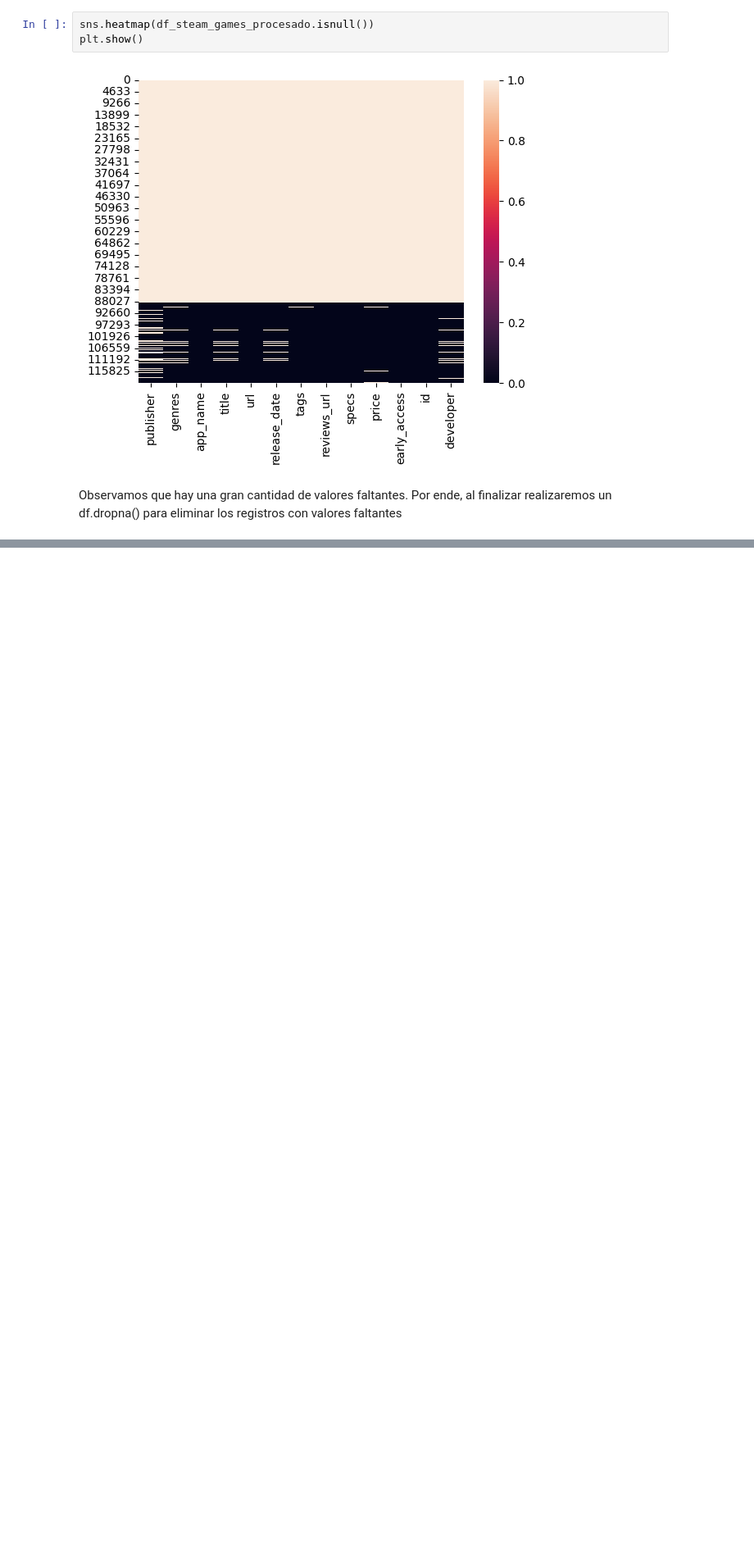
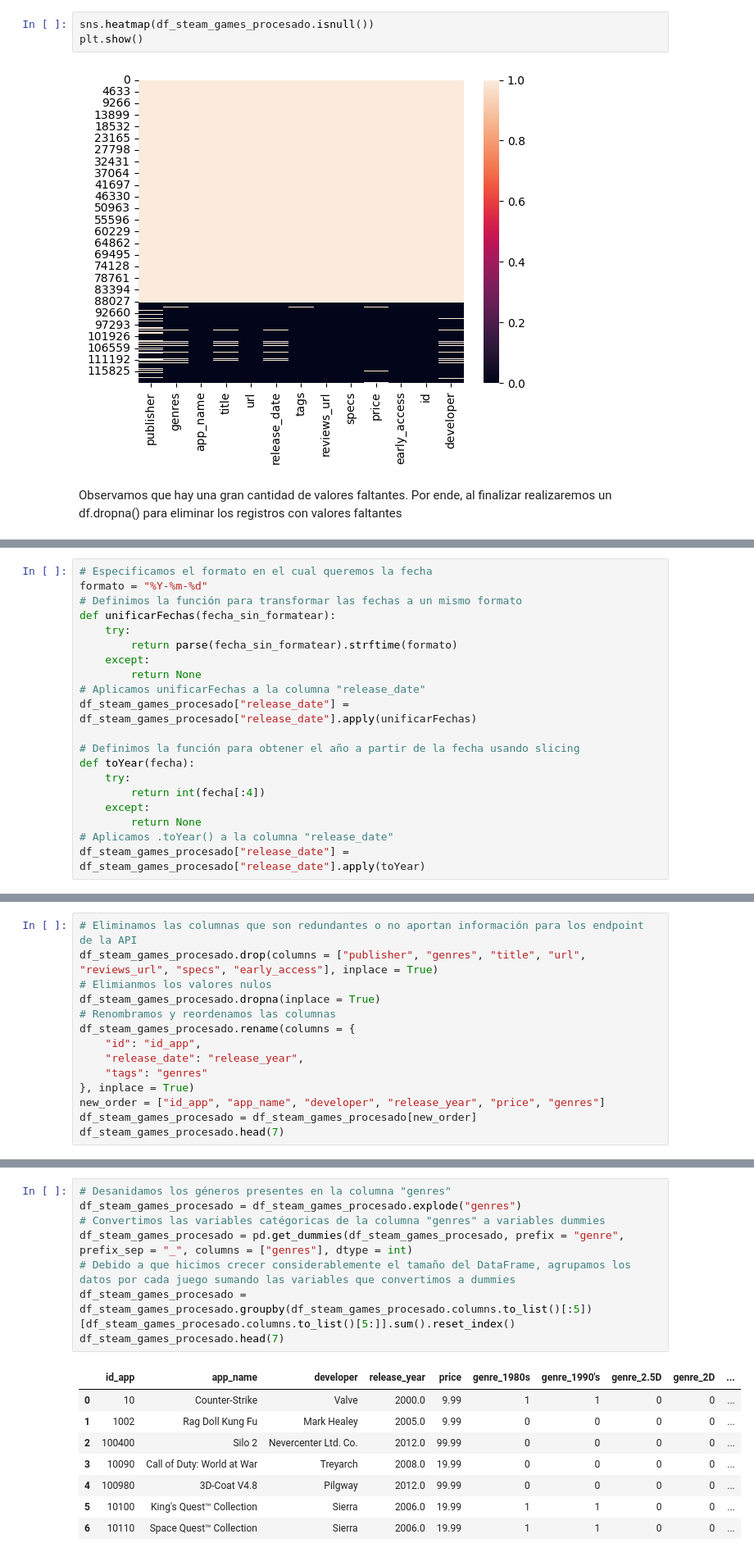
Before and after one commit to MiguelAngelEstupinanOrtega/Steam_MLOps_Project, a Jupyter notebook: etl_process.ipynb, the cells around one changed output, grey strips where cells are left out. Shown at 82% size. Saved outputs shown, nothing was run; the diff lists cells and outputs as text; blank space fills up the shorter version.

```diff
--- a/etl_process.ipynb
+++ b/etl_process.ipynb
@@ -97,0 +108,20 @@ df_steam_games_procesado[["app_name", "title"]].describe()
+# %%
+# Especificamos el formato en el cual queremos la fecha
+formato = "%Y-%m-%d"
+# Definimos la función para transformar las fechas a un mismo formato
+def unificarFechas(fecha_sin_formatear):
+    try:
+        return parse(fecha_sin_formatear).strftime(formato)
+    except:
+        return None
+# Aplicamos unificarFechas a la columna "release_date"
+df_steam_games_procesado["release_date"] = df_steam_games_procesado["release_date"].apply(unificarFechas)
+
+# Definimos la función para obtener el año a partir de la fecha usando slicing
+def toYear(fecha):
+    try:
+        return int(fecha[:4])
+    except:
+        return None
+# Aplicamos .toYear() a la columna "release_date"
+df_steam_games_procesado["release_date"] = df_steam_games_procesado["release_date"].apply(toYear)
@@ -97,0 +130,14 @@ df_steam_games_procesado[["app_name", "title"]].describe()
+# %%
+# Eliminamos las columnas que son redundantes o no aportan información para los endpoint de la API
+df_steam_games_procesado.drop(columns = ["publisher", "genres", "title", "url", "reviews_url", "specs", "early_access"], inplace = True)
+# Elimianmos los valores nulos
+df_steam_games_procesado.dropna(inplace = True)
+# Renombramos y reordenamos las columnas
+df_steam_games_procesado.rename(columns = {
+    "id": "id_app",
+    "release_date": "release_year",
+    "tags": "genres"
+}, inplace = True)
+new_order = ["id_app", "app_name", "developer", "release_year", "price", "genres"]
+df_steam_games_procesado = df_steam_games_procesado[new_order]
+df_steam_games_procesado.head(7)
@@ -97,0 +155,17 @@ df_steam_games_procesado[["app_name", "title"]].describe()
+# %%
+# Desanidamos los géneros presentes en la columna "genres"
+df_steam_games_procesado = df_steam_games_procesado.explode("genres")
+# Convertimos las variables catégoricas de la columna "genres" a variables dummies
+df_steam_games_procesado = pd.get_dummies(df_steam_games_procesado, prefix = "genre", prefix_sep = "_", columns = ["genres"], dtype = int)
+# Debido a que hicimos crecer considerablemente el tamaño del DataFrame, agrupamos los datos por cada juego sumando las variables que convertimos a dummies
+df_steam_games_procesado = df_steam_games_procesado.groupby(df_steam_games_procesado.columns.to_list()[:5])[df_steam_games_procesado.columns.to_list()[5:]].sum().reset_index()
+df_steam_games_procesado.head(7)
+# %% [output]
+|  | id_app | app_name | developer | release_year | price | genre_1980s | genre_1990's | genre_2.5D | genre_2D | ... |
+| 0 | 10 | Counter-Strike | Valve | 2000.0 | 9.99 | 1 | 1 | 0 | 0 | ... |
+| 1 | 1002 | Rag Doll Kung Fu | Mark Healey | 2005.0 | 9.99 | 0 | 0 | 0 | 0 | ... |
+| 2 | 100400 | Silo 2 | Nevercenter Ltd. Co. | 2012.0 | 99.99 | 0 | 0 | 0 | 0 | ... |
+| 3 | 10090 | Call of Duty: World at War | Treyarch | 2008.0 | 19.99 | 0 | 0 | 0 | 0 | ... |
+| 4 | 100980 | 3D-Coat V4.8 | Pilgway | 2012.0 | 99.99 | 0 | 0 | 0 | 0 | ... |
+| 5 | 10100 | King's Quest™ Collection | Sierra | 2006.0 | 19.99 | 1 | 1 | 0 | 0 | ... |
+| 6 | 10110 | Space Quest™ Collection | Sierra | 2006.0 | 19.99 | 1 | 1 | 0 | 0 | ... |
```
Also changed, not shown: parts of 26 cells of this notebook, 2 other files.
